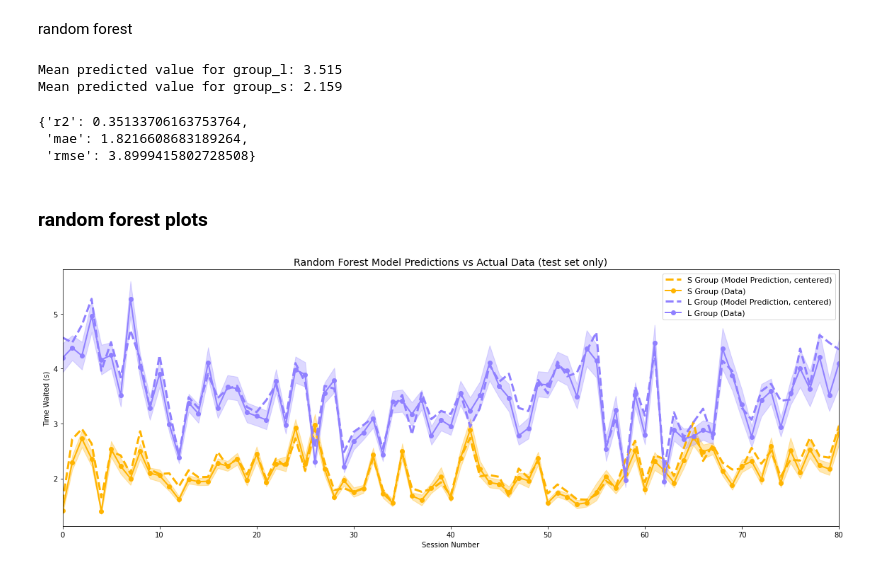
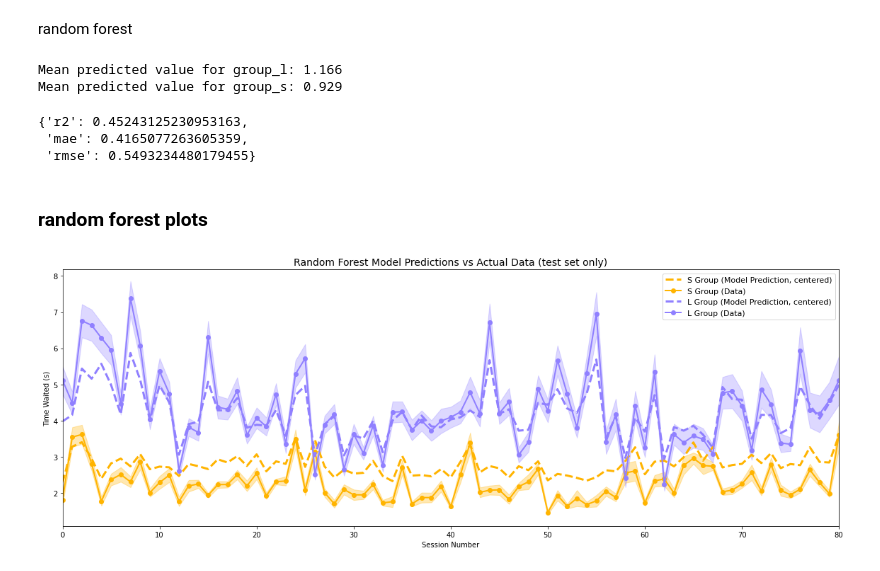
Before and after one commit to rebz444/luckycharm, a Jupyter notebook: trial_based_modeling copy.ipynb, the cells around one changed output. Drawn from its saved outputs; the diff is of its cells as text; code cells hidden in the pictures.

```diff
--- a/trial_based_modeling copy.ipynb
+++ b/trial_based_modeling copy.ipynb
@@ -36,9 +60,8 @@ custom_palette = {'s': "#ffb400", 'l': "#9080ff"}
 # %%
 # Load and preprocess data
 df = pd.read_csv(DATA_PATH)
-df = df.loc[(df['miss_trial'] == False) & (~df[TARGET].isna())].copy()
-df["time_since_last_reward"] = df["time_since_last_reward"].fillna(2000)
-df["running_reward_rate"] = df["running_reward_rate"].fillna(0)
+# df = df.loc[(df['miss_trial'] == False) & (~df[TARGET].isna())].copy()
+df["time_since_last_reward_in_block"] = df["time_since_last_reward_in_block"].fillna(2000)
 # %%
 def compute_metrics(y_true, y_pred):
     r2 = r2_score(y_true, y_pred)
@@ -74,21 +97,27 @@ Mean predicted value for group_s: 2.114
 # %% [markdown]
 ### Models using to use all features
 # %%
+# df['session_original'] = df['session']
+# df['session_trial_num_original'] = df['session_trial_num']
+# df['mouse_original'] = df['mouse']
+# df['group_original'] = df['group']
+# One-hot encode categorical features and normalize numeric features
+
 df['session_original'] = df['session']
 df['session_trial_num_original'] = df['session_trial_num']
 df['mouse_original'] = df['mouse']
 df['group_original'] = df['group']
-
-# One-hot encode categorical features and normalize numeric features
-df_dummies = pd.get_dummies(df, columns=CATEGORICAL)
+df['time_waited_original'] = df['time_waited']
+df_features = df
+df_dummies = pd.get_dummies(df_features, columns=CATEGORICAL)
 df_dummies[NUMERIC] = StandardScaler().fit_transform(df_dummies[NUMERIC])
 
 # Select all features: numeric + new dummies
-dummy_features = [c for c in df_dummies.columns if c not in df.columns]
+dummy_features = [c for c in df_dummies.columns if c not in df_features.columns]
 all_features = NUMERIC + dummy_features
 
 X = df_dummies
-y = df[TARGET]
+y = np.log1p(df[TARGET])
 
 X_train_raw, X_test_raw, y_train, y_test = train_test_split(
     X, y, test_size=0.2, random_state=RNG
@@ -120,7 +149,7 @@ random forest
 # Fit model and predict
 model_rf = RandomForestRegressor(
     n_estimators=100,
-    max_depth=100,
+    max_depth=50,
     n_jobs=-1,
     random_state=RNG
 )
@@ -135,16 +164,17 @@ print(f"Mean predicted value for group_s: {y_pred_rf[X_test['group_s'] == 1].mea
 metrics = compute_metrics(y_test, y_pred_rf)
 metrics
 # %% [output]
-Mean predicted value for group_l: 3.515
-Mean predicted value for group_s: 2.159
+Mean predicted value for group_l: 1.166
+Mean predicted value for group_s: 0.929
-{'r2': 0.35133706163753764,
- 'mae': 1.8216608683189264,
- 'rmse': 3.8999415802728508}
+{'r2': 0.45243125230953163,
+ 'mae': 0.4165077263605359,
+ 'rmse': 0.5493234480179455}
 # %% [markdown]
 ### random forest plots
 # %%
 predictions = model_rf.predict(X_test)
 X_test_raw["predictions"] = predictions
+X_test_raw["predictions_transformed"] = np.exp(X_test_raw["predictions"])
 
 df_to_plot = X_test_raw
 # %%
@@ -152,9 +182,9 @@ df_to_plot = X_test_raw
 session_stats = (
     df_to_plot.groupby(['session_original', 'group_original'], as_index=False)
     .agg(
-        mean_tw=('time_waited', 'mean'),
-        se_tw=('time_waited', lambda x: x.std() / np.sqrt(max(len(x), 1))),
-        mean_pred=('predictions', 'mean')
+        mean_tw=('time_waited_original', 'mean'),
+        se_tw=('time_waited_original', lambda x: x.std() / np.sqrt(max(len(x), 1))),
+        mean_pred=('predictions_transformed', 'mean')
     )
 )
 
@@ -164,34 +194,34 @@ for group in df['group_original'].unique():
     # Plot model predictions (dashed)
     plt.plot(
         group_stats['session_original'],
         group_stats['mean_pred'],
         '--', linewidth=3, color=custom_palette[group],
         label=f'{group.upper()} Group (Model Prediction, centered)'
     )
     # Plot actual data (solid)
     plt.plot(
         group_stats['session_original'],
         group_stats['mean_tw'],
         'o-', markersize=6, linewidth=2, color=custom_palette[group],
         label=f'{group.upper()} Group (Data)'
     )
     # Error band for actual data
     plt.fill_between(
         group_stats['session_original'],
         group_stats['mean_tw'] - group_stats['se_tw'],
         group_stats['mean_tw'] + group_stats['se_tw'],
         alpha=0.3, color=custom_palette[group]
     )
 
 plt.title('Random Forest Model Predictions vs Actual Data (test set only)', fontsize=14)
 plt.xlabel('Session Number')
 plt.ylabel('Time Waited (s)')
 plt.legend(fontsize=11)
 plt.xlim(df['session_original'].min(), df['session_original'].max())
 plt.tight_layout()
 plt.savefig(f'{FIGURE_PATH}/rf_predictions_vs_actual.png', dpi=300, bbox_inches='tight')
 # %% [output]
-[figure, old version]
+[figure, new version]
 # %%
 def plot_session_fit(df, session_info, fig_size=(12, 5), save_path=None):
     # Filter for the session
```
Also changed, not shown: parts of 7 cells of this notebook, 6 other files.
